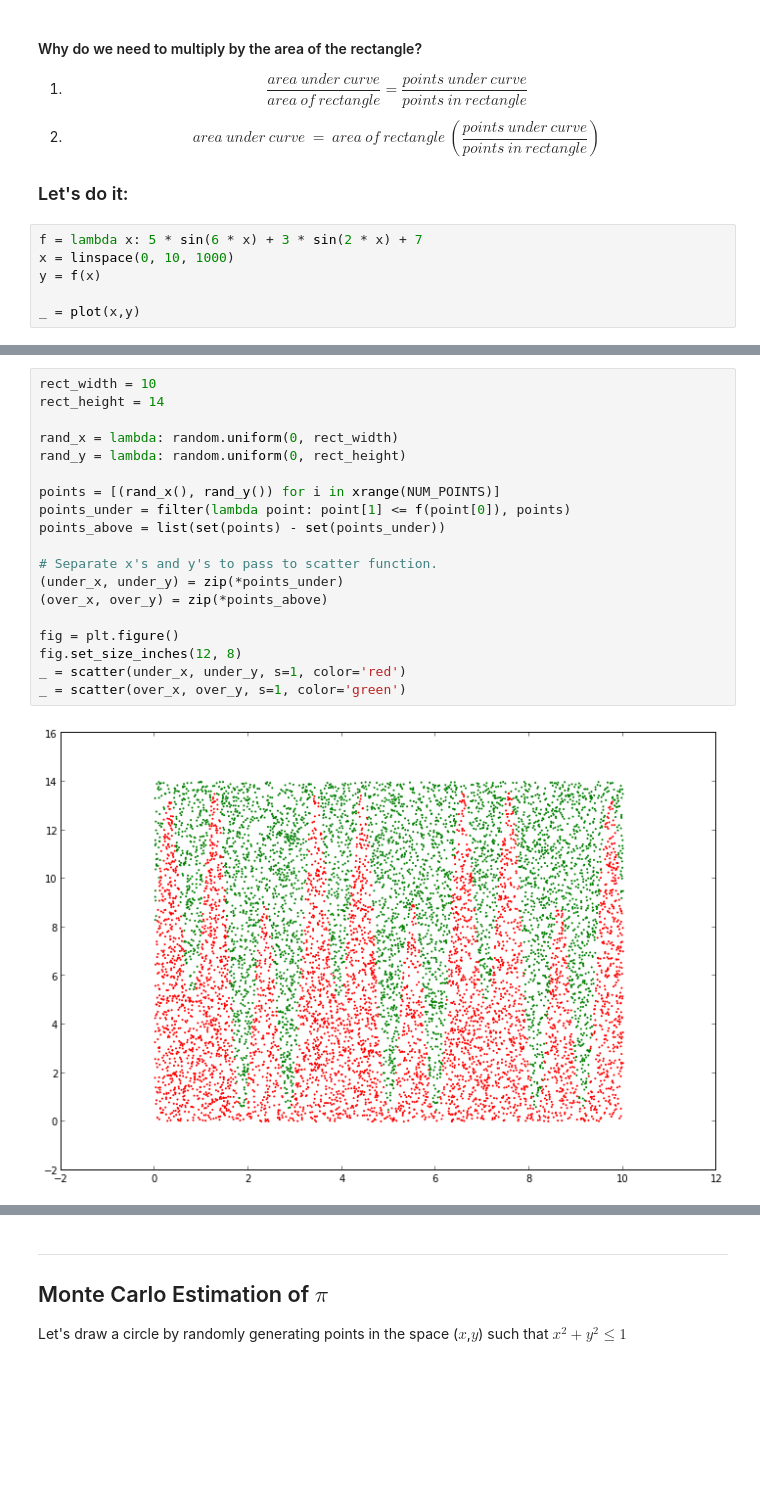
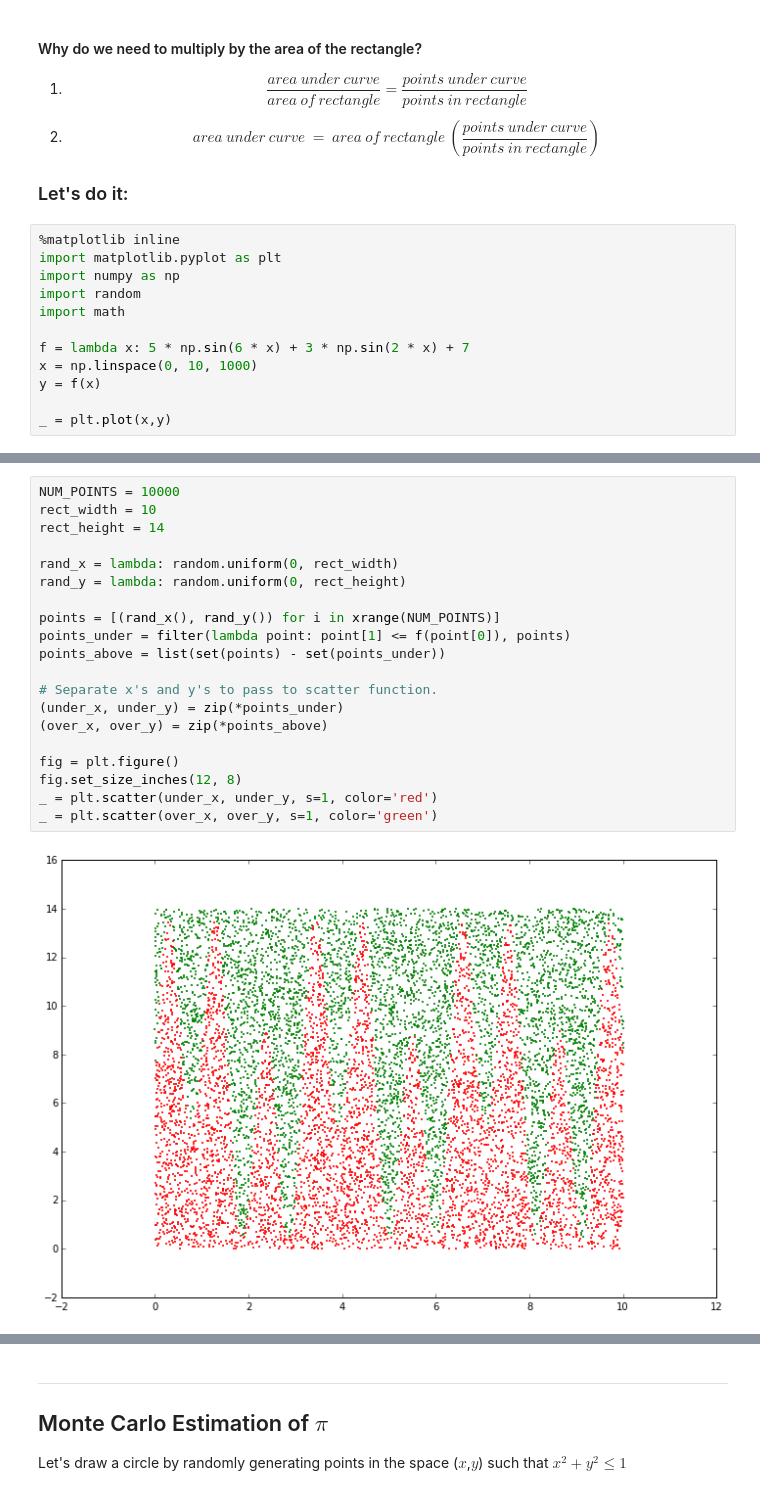
Before and after one commit to calebmadrigal/math-with-python, a Jupyter notebook: MonteCarloEstimation.ipynb, the cells around one changed output, grey strips where cells are left out. Cells and saved outputs as stored; diff of their text form; blank space fills up the shorter version.

```diff
--- a/MonteCarloEstimation.ipynb
+++ b/MonteCarloEstimation.ipynb
@@ -28,9 +28,15 @@ $$y = 5 * \sin(6~x) + \sin(2~x) + 7$$
 
 ### Let's do it:
 # %%
-f = lambda x: 5 * sin(6 * x) + 3 * sin(2 * x) + 7
-x = linspace(0, 10, 1000)
+%matplotlib inline
+import matplotlib.pyplot as plt
+import numpy as np
+import random
+import math
+
+f = lambda x: 5 * np.sin(6 * x) + 3 * np.sin(2 * x) + 7
+x = np.linspace(0, 10, 1000)
 y = f(x)
 
-_ = plot(x,y)
+_ = plt.plot(x,y)
 # %% [output]
@@ -38,24 +44,25 @@ _ = plot(x,y)
 # %%
+NUM_POINTS = 10000
 rect_width = 10
 rect_height = 14
 
 rand_x = lambda: random.uniform(0, rect_width)
 rand_y = lambda: random.uniform(0, rect_height)
 
 points = [(rand_x(), rand_y()) for i in xrange(NUM_POINTS)]
 points_under = filter(lambda point: point[1] <= f(point[0]), points)
 points_above = list(set(points) - set(points_under))
 
 # Separate x's and y's to pass to scatter function.
 (under_x, under_y) = zip(*points_under)
 (over_x, over_y) = zip(*points_above)
 
 fig = plt.figure()
 fig.set_size_inches(12, 8)
-_ = scatter(under_x, under_y, s=1, color='red')
-_ = scatter(over_x, over_y, s=1, color='green')
+_ = plt.scatter(under_x, under_y, s=1, color='red')
+_ = plt.scatter(over_x, over_y, s=1, color='green')
 # %% [output]
-[figure, old version]
+[figure, new version]
 # %%
 # Area = area of domain rectangle * num_points_under/num_points_total
 area = rect_width * rect_height * len(points_under)*1.0/len(points)
```
Also changed, not shown: parts of 4 cells of this notebook, 6 other files.
